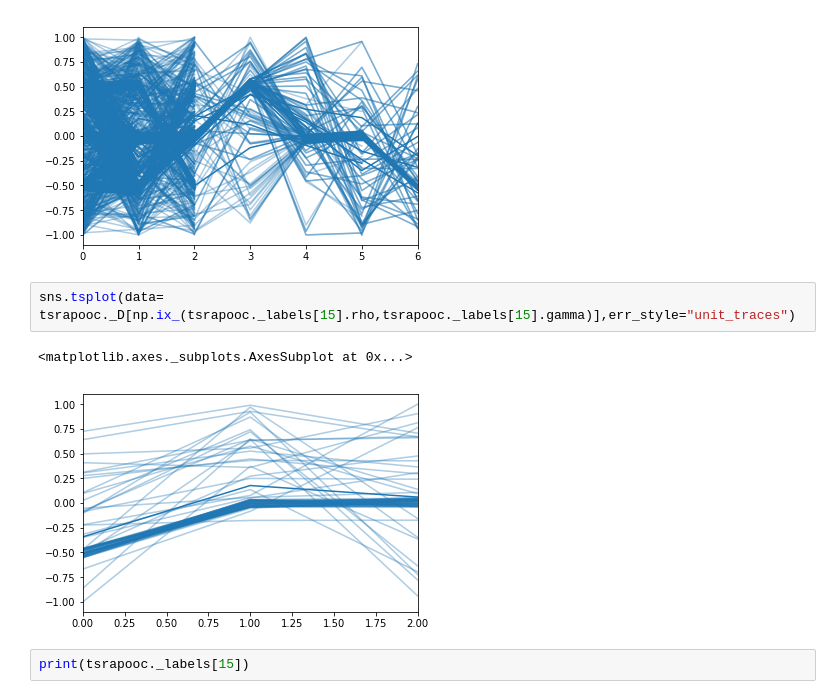
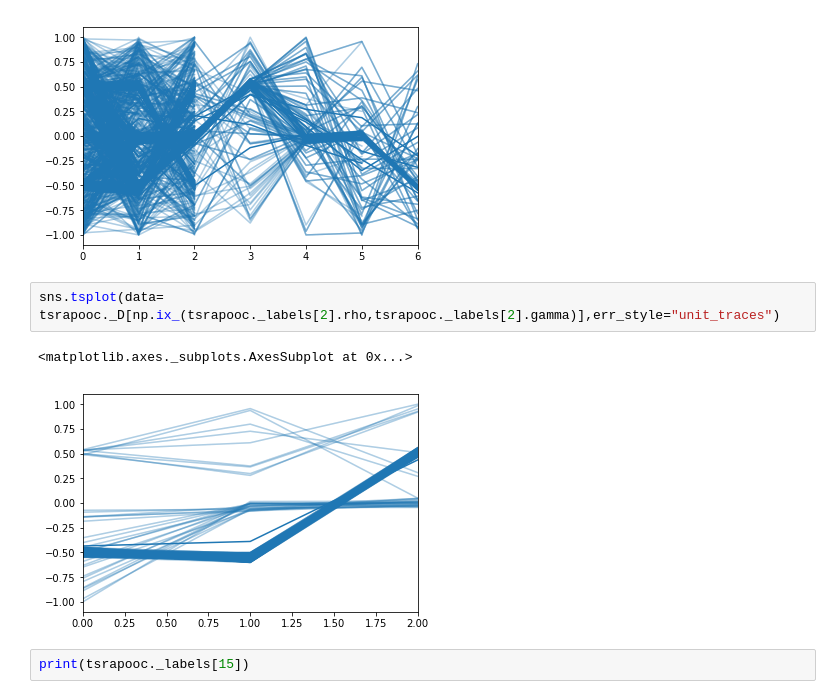
Before and after one commit to josechudev/GeneExpressionBiClustering, a Jupyter notebook: Notebooks/3.1 TS-RAPOOC.ipynb, the cells around one changed output. Drawn from its saved outputs; the diff is of its cells as text.

Commit message:
tsrapooc

```diff
--- a/Notebooks/3.1 TS-RAPOOC.ipynb
+++ b/Notebooks/3.1 TS-RAPOOC.ipynb
@@ -216,10 +216,10 @@ print(cluster)
 13
 [figure]
 # %%
-sns.tsplot(data= tsrapooc._D[np.ix_(tsrapooc._labels[15].rho,tsrapooc._labels[15].gamma)],err_style="unit_traces")
+sns.tsplot(data= tsrapooc._D[np.ix_(tsrapooc._labels[2].rho,tsrapooc._labels[2].gamma)],err_style="unit_traces")
 # %% [output]
 <matplotlib.axes._subplots.AxesSubplot at 0x...>
-[figure, old version]
+[figure, new version]
 # %%
 print(tsrapooc._labels[15])
 # %% [output]
```
